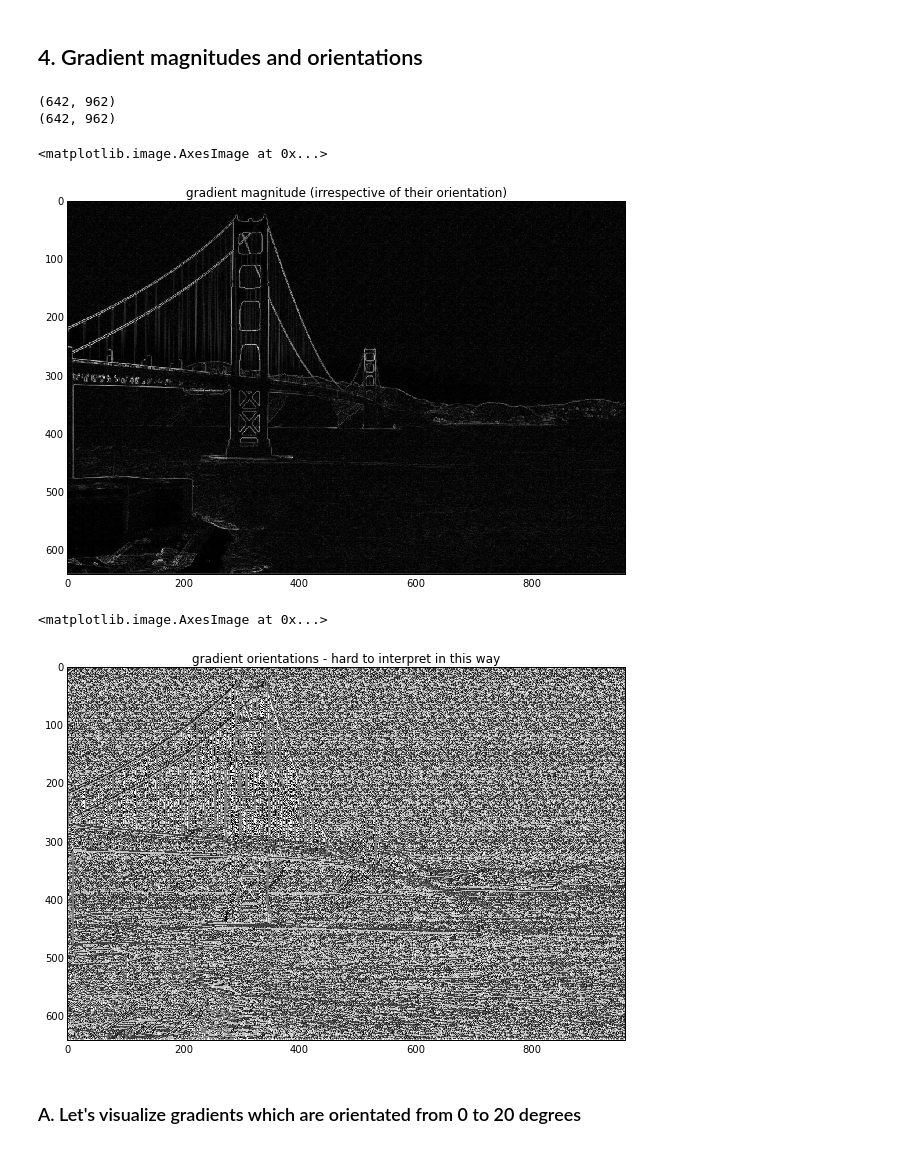
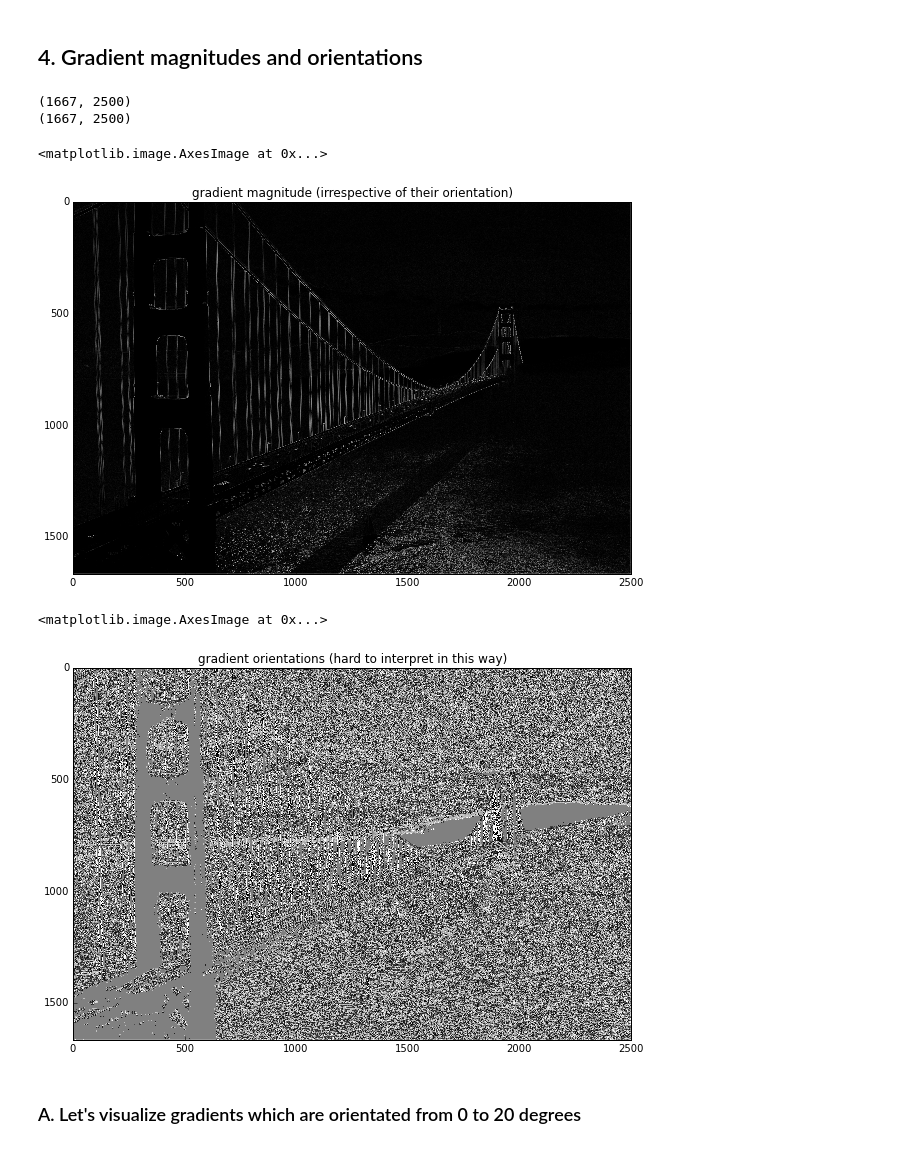
Before and after one commit to yrevar/blog, a Jupyter notebook: histogram_of_oriented_gradients/HoGVisualization.ipynb, the cells around one changed output. Drawn from its saved outputs; the diff is of its cells as text; code cells hidden in the pictures.

```diff
--- a/histogram_of_oriented_gradients/HoGVisualization.ipynb
+++ b/histogram_of_oriented_gradients/HoGVisualization.ipynb
@@ -25,3 +34,6 @@ image=imread('golden_gate_bridge.jpg')
+# %%
+# image read
+image=imread('./golden_gate_bridge2_Fotor.jpg')
 # %% [markdown]
 ## 1. Let's display the original image
 # %%
@@ -78,21 +89,21 @@ grad_ori = np.arctan2(gy, (gx + 1e-15)) * (180 / np.pi) + 90 # gradient orientat
 print grad_ori.shape
 print grad_mag.shape
 # %% [output]
-(642, 962)
-(642, 962)
+(1667, 2500)
+(1667, 2500)
 # %%
 plt.gcf().set_size_inches(10, 8)
 plt.title('gradient magnitude (irrespective of their orientation)')
 plt.imshow(grad_mag, cmap="gray")
 # %% [output]
 <matplotlib.image.AxesImage at 0x...>
-[figure, old version]
+[figure, new version]
 # %%
 plt.gcf().set_size_inches(10, 8)
-plt.title('gradient orientations - hard to interpret in this way')
+plt.title('gradient orientations (hard to interpret in this way)')
 plt.imshow(255.0 * (grad_ori - grad_ori.min())/(grad_ori.max() - grad_ori.min()), cmap="gray")
 # %% [output]
 <matplotlib.image.AxesImage at 0x...>
-[figure, old version]
+[figure, new version]
 # %% [markdown]
 ### A. Let's visualize gradients which are orientated from 0 to 20 degrees
```
Also changed, not shown: parts of 29 cells of this notebook, 1 other file.
